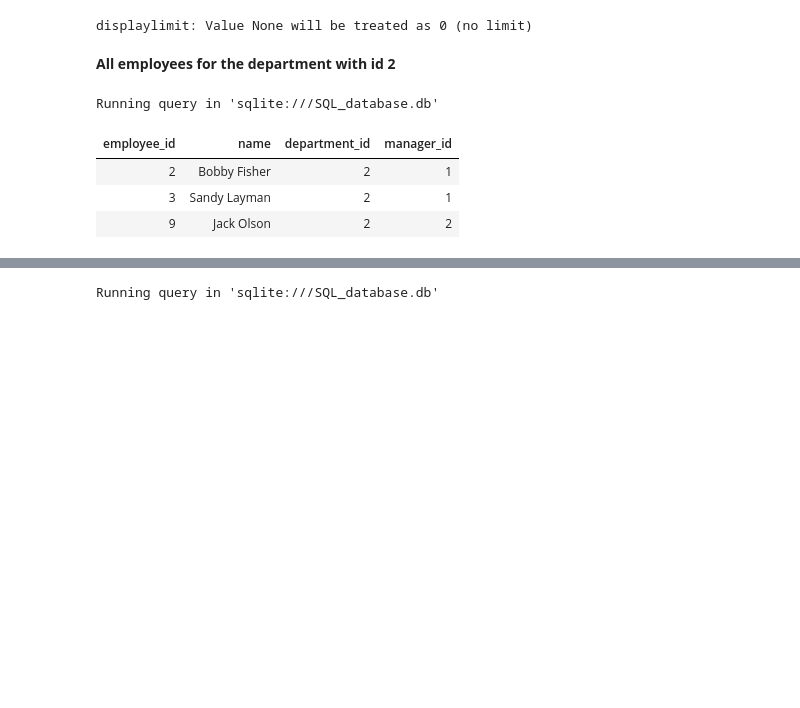
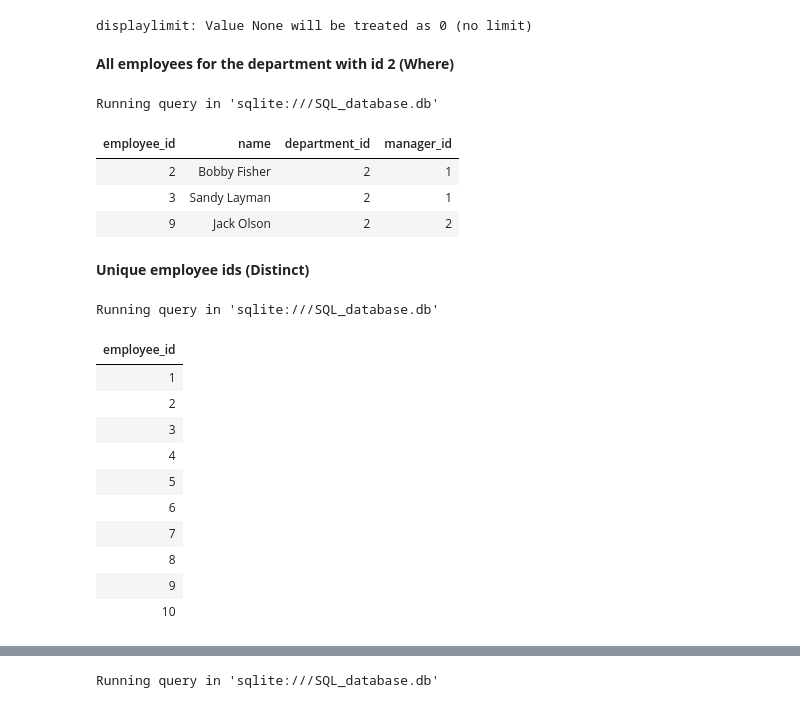
Before and after one commit to LucasHoffSchmidt/SQL_Mastery, a Jupyter notebook: SQL_Mastery.ipynb, the cells around one changed output, grey strips where cells are left out. Cells and saved outputs as stored; diff of their text form; code cells hidden in the pictures; blank space fills up the shorter version.

```diff
--- a/SQL_Mastery.ipynb
+++ b/SQL_Mastery.ipynb
@@ -150,6 +184,6 @@ Running query in 'sqlite:///SQL_database.db'
 # %% [output]
 displaylimit: Value None will be treated as 0 (no limit)
 # %% [markdown]
-**All employees for the department with id 2**
+**All employees for the department with id 2 (Where)**
 # %%
 %%sql
@@ -162,3 +199,24 @@ Running query in 'sqlite:///SQL_database.db'
 | 2 | Bobby Fisher | 2 | 1 |
 | 3 | Sandy Layman | 2 | 1 |
 | 9 | Jack Olson | 2 | 2 |
+# %% [markdown]
+**Unique employee ids (Distinct)**
+# %%
+%%sql
+SELECT DISTINCT
+  employee_id
+FROM
+  salaries;
+# %% [output]
+Running query in 'sqlite:///SQL_database.db'
+| employee_id |
+| 1 |
+| 2 |
+| 3 |
+| 4 |
+| 5 |
+| 6 |
+| 7 |
+| 8 |
+| 9 |
+| 10 |
```
Also changed, not shown: parts of 47 cells of this notebook.
